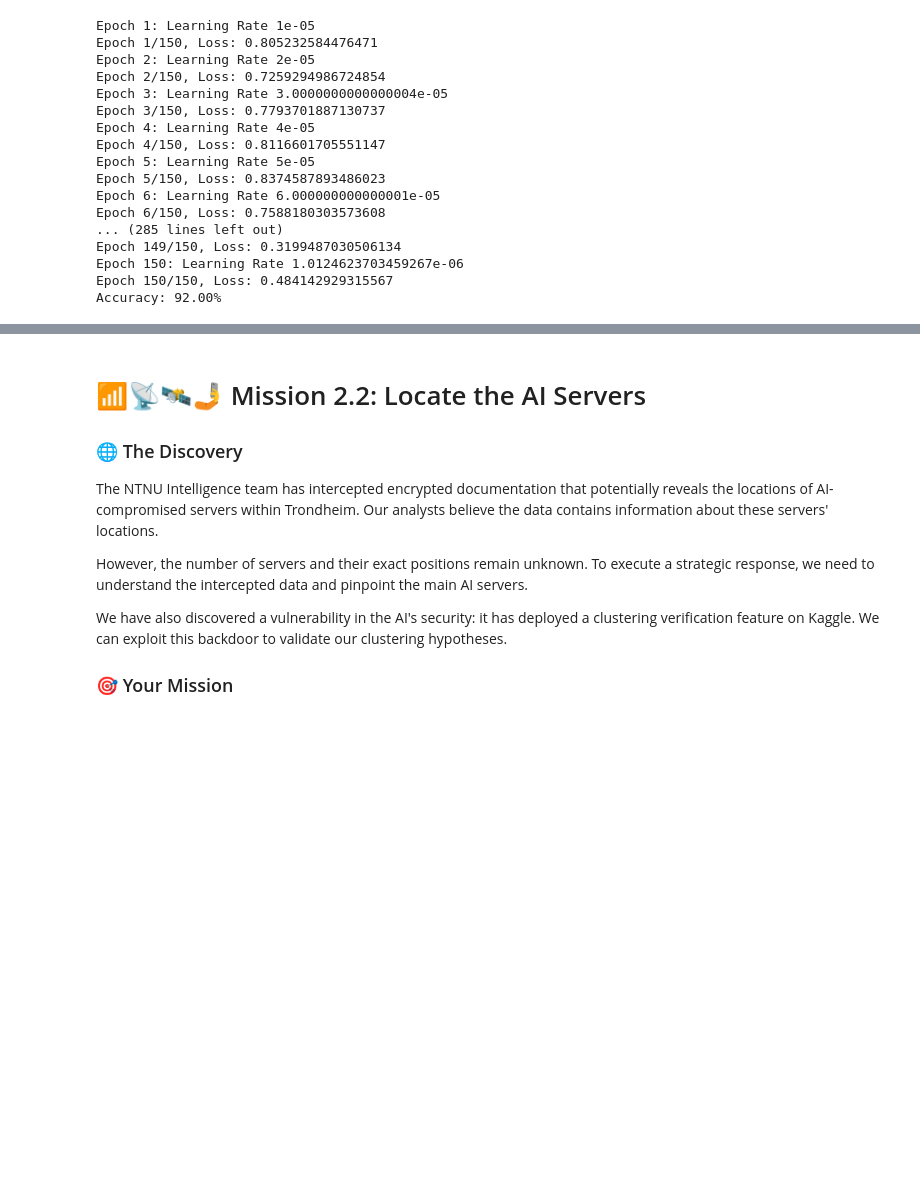
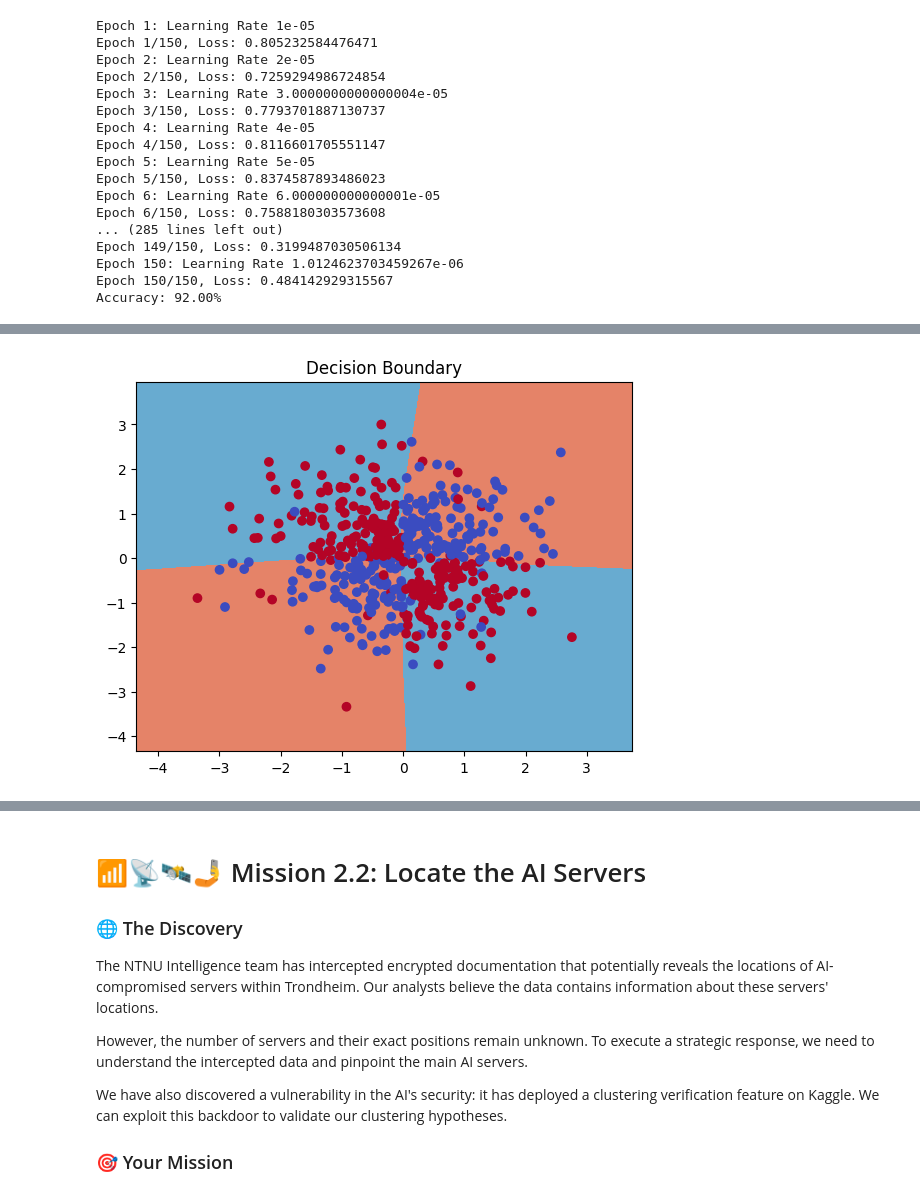
Before and after one commit to eliasborge/introML-ntnu-2024, a Jupyter notebook: Assignment2/Chapter_2.ipynb, the cells around one changed output, grey strips where cells are left out. Saved outputs shown, nothing was run; the diff lists cells and outputs as text; code cells hidden in the pictures; blank space fills up the shorter version.

```diff
--- a/Assignment2/Chapter_2.ipynb
+++ b/Assignment2/Chapter_2.ipynb
@@ -251,0 +281,17 @@ Accuracy: 92.00%
+# %%
+import matplotlib.pyplot as plt
+import numpy as np
+
+x_min, x_max = X_train[:, 0].min() - 1, X_train[:, 0].max() + 1
+y_min, y_max = X_train[:, 1].min() - 1, X_train[:, 1].max() + 1
+xx, yy = np.meshgrid(np.arange(x_min, x_max, 0.1), np.arange(y_min, y_max, 0.1))
+
+grid_points = torch.tensor(np.c_[xx.ravel(), yy.ravel()], dtype=torch.float32)
+Z = model(grid_points).detach().numpy().reshape(xx.shape)
+
+plt.contourf(xx, yy, Z, levels=[0, 0.5, 1], cmap='RdBu')
+plt.scatter(X_train[:, 0], X_train[:, 1], c=y_train, cmap='coolwarm')
+plt.title("Decision Boundary")
+plt.show()
+# %% [output]
+[figure, added]
```
Also changed, not shown: parts of 7 cells of this notebook.
